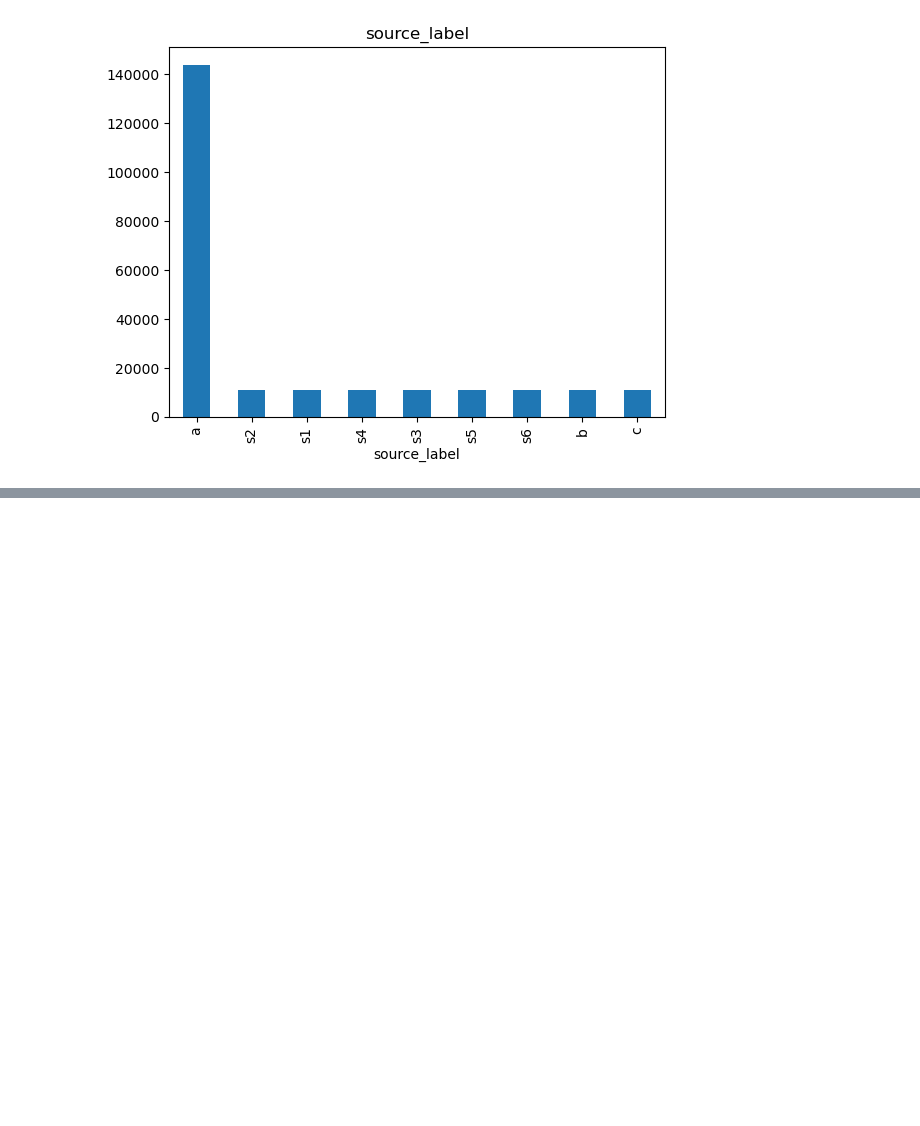
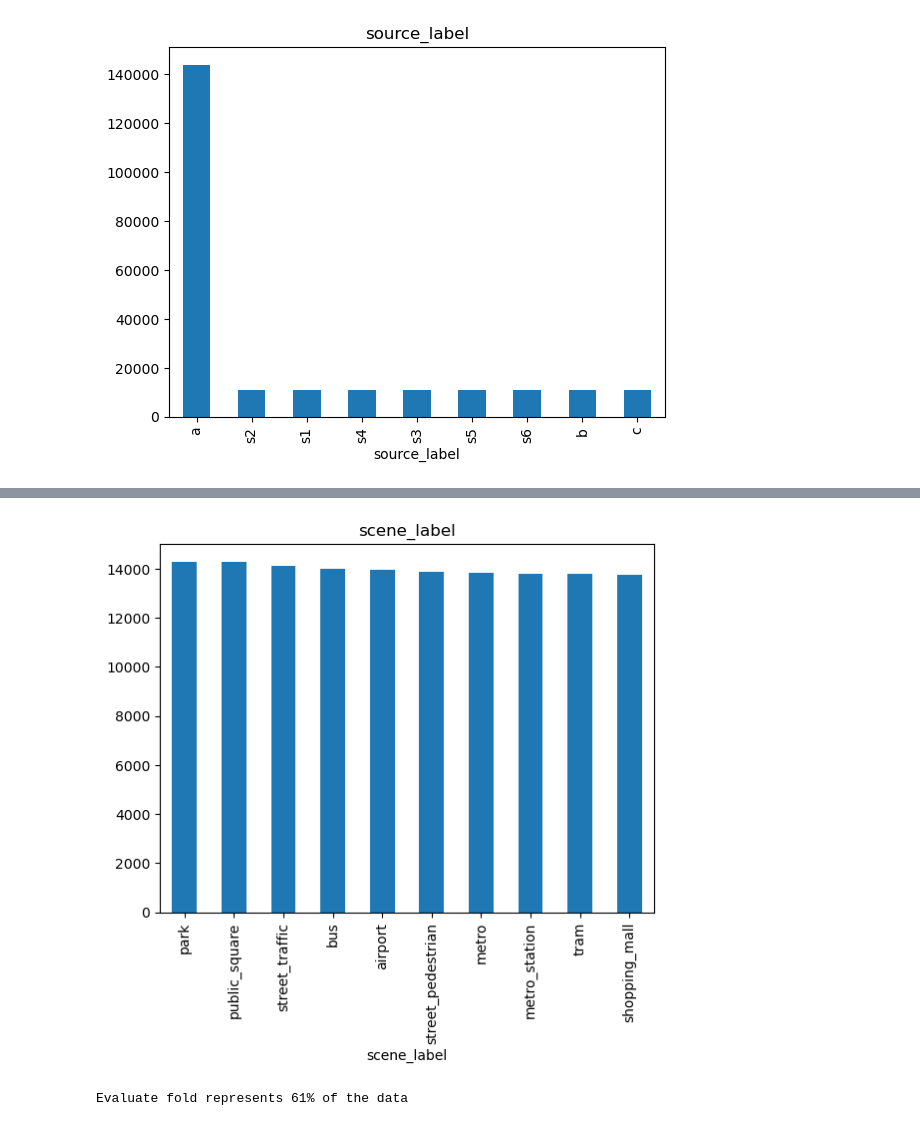
Before and after one commit to dragonsearch/DCASE-Task1, a Jupyter notebook: Data_info.ipynb, the cells around one changed output, grey strips where cells are left out. Drawn from its saved outputs; the diff is of its cells as text; code cells hidden in the pictures; blank space fills up the shorter version.

Commit message:
modified: added data info for folds in evaluation_setup folder.

```diff
--- a/Data_info.ipynb
+++ b/Data_info.ipynb
@@ -221,0 +281,3 @@ plt.show()
+# %%
+df2 = pd.read_csv('/home/rodjuabu/DCASE-Task1/data/TAU-urban-acoustic-scenes-2022-mobile-development/evaluation_setup/fold1_train.csv',sep = '\t')
+df2.head(10)
@@ -221,0 +322,14 @@ plt.show()
+# %%
+#Plot of values for scene_label
+df2['scene_label'].value_counts().plot.bar()
+plt.title('scene_label')
+plt.show()
+# %% [output]
+[figure, added]
+# %%
+#Percentage of data split
+split = round(((df2['scene_label'].count()/pd['scene_label'].count())*100))
+
+print(f'Evaluate fold represents {split}% of the data')
+# %% [output]
+Evaluate fold represents 61% of the data
```
Also changed, not shown: parts of 16 cells of this notebook.
